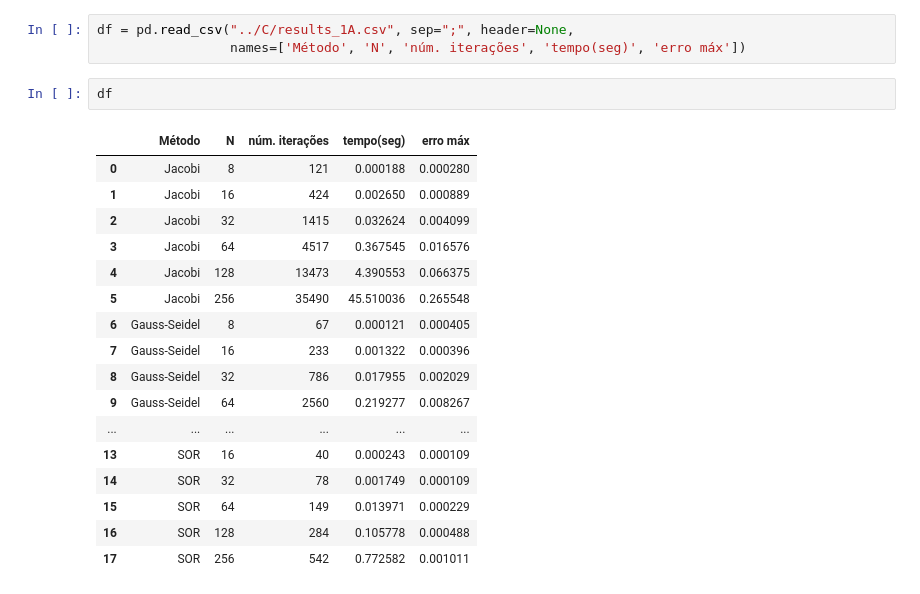
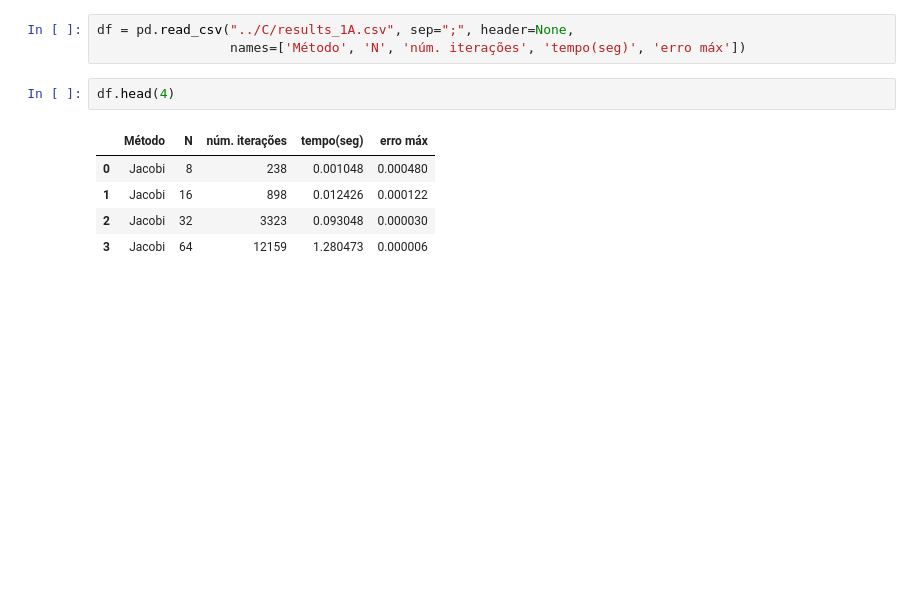
Before and after one commit to jefbsousa/ep, a Jupyter notebook: tables_graphs/C_code.ipynb, the cells around one changed output. Saved outputs shown, nothing was run; the diff lists cells and outputs as text; blank space fills up the shorter version.

```diff
--- a/tables_graphs/C_code.ipynb
+++ b/tables_graphs/C_code.ipynb
@@ -5,22 +5,10 @@ import matplotlib
 df = pd.read_csv("../C/results_1A.csv", sep=";", header=None,
                  names=['Método', 'N', 'núm. iterações', 'tempo(seg)', 'erro máx'])
 # %%
-df
+df.head(4)
 # %% [output]
 |  | Método | N | núm. iterações | tempo(seg) | erro máx |
-| 0 | Jacobi | 8 | 121 | 0.000188 | 0.000280 |
-| 1 | Jacobi | 16 | 424 | 0.002650 | 0.000889 |
-| 2 | Jacobi | 32 | 1415 | 0.032624 | 0.004099 |
-| 3 | Jacobi | 64 | 4517 | 0.367545 | 0.016576 |
-| 4 | Jacobi | 128 | 13473 | 4.390553 | 0.066375 |
-| 5 | Jacobi | 256 | 35490 | 45.510036 | 0.265548 |
-| 6 | Gauss-Seidel | 8 | 67 | 0.000121 | 0.000405 |
-| 7 | Gauss-Seidel | 16 | 233 | 0.001322 | 0.000396 |
-| 8 | Gauss-Seidel | 32 | 786 | 0.017955 | 0.002029 |
-| 9 | Gauss-Seidel | 64 | 2560 | 0.219277 | 0.008267 |
-| ... | ... | ... | ... | ... | ... |
-| 13 | SOR | 16 | 40 | 0.000243 | 0.000109 |
-| 14 | SOR | 32 | 78 | 0.001749 | 0.000109 |
-| 15 | SOR | 64 | 149 | 0.013971 | 0.000229 |
-| 16 | SOR | 128 | 284 | 0.105778 | 0.000488 |
-| 17 | SOR | 256 | 542 | 0.772582 | 0.001011 |
+| 0 | Jacobi | 8 | 238 | 0.001048 | 0.000480 |
+| 1 | Jacobi | 16 | 898 | 0.012426 | 0.000122 |
+| 2 | Jacobi | 32 | 3323 | 0.093048 | 0.000030 |
+| 3 | Jacobi | 64 | 12159 | 1.280473 | 0.000006 |
```
Also changed, not shown: parts of 3 cells of this notebook, 2 other files.
